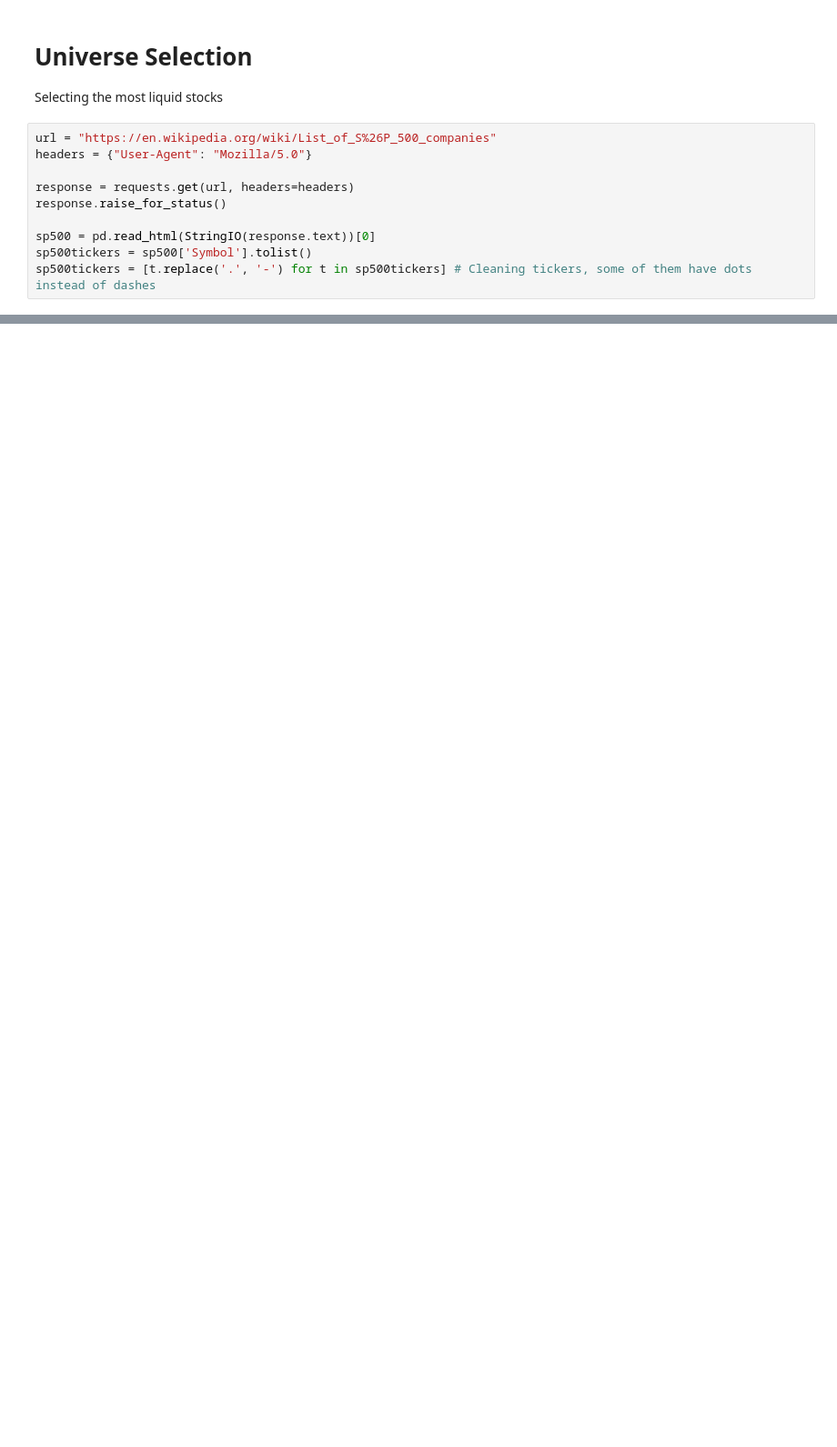
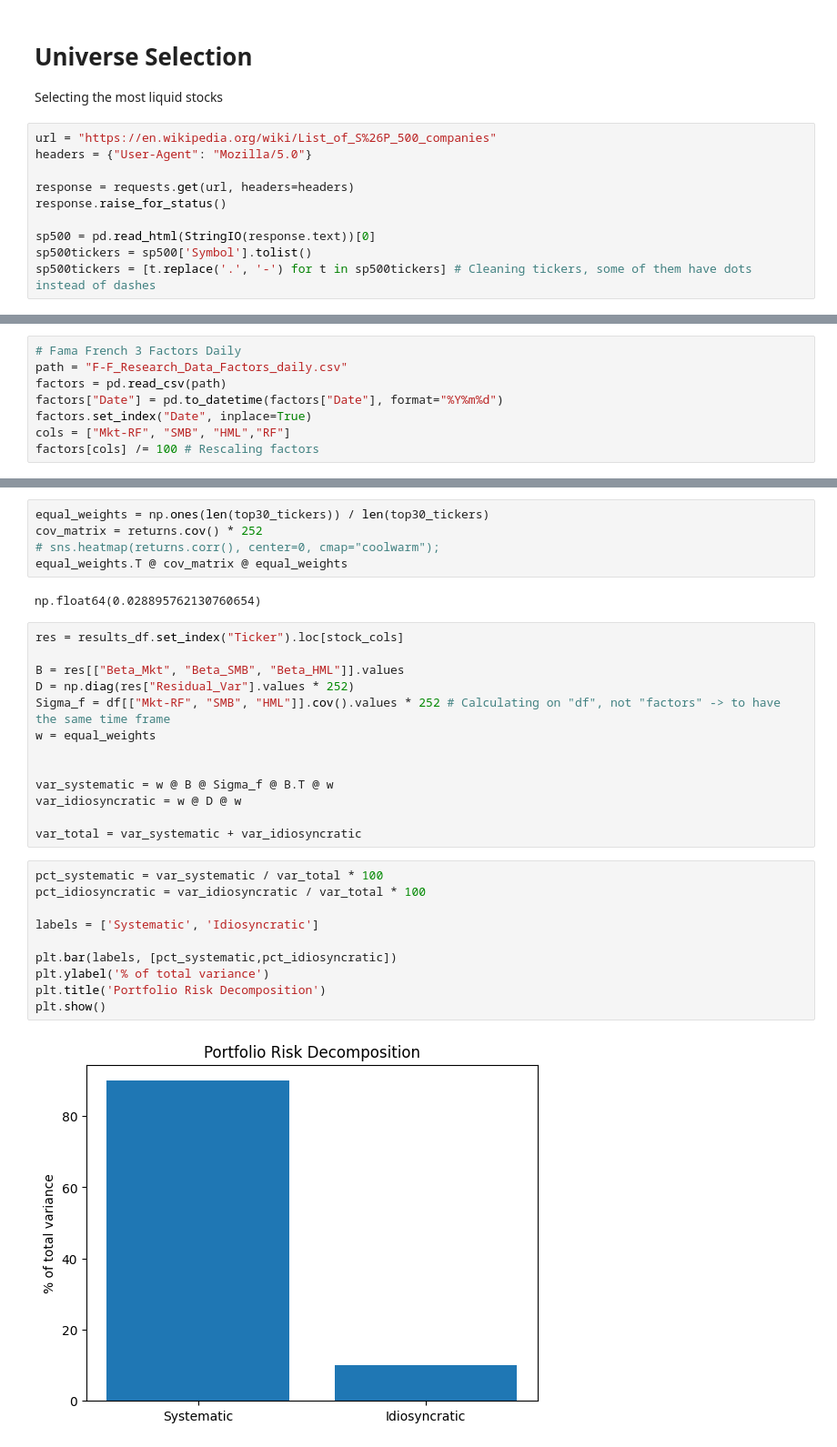
Before and after one commit to NicolasHY/Quant-Projects, a Jupyter notebook: Portfolio Risk Decomposition/main.ipynb, the cells around one changed output, grey strips where cells are left out. Shown at 91% size. Cells and saved outputs as stored; diff of their text form; blank space fills up the shorter version.

```diff
--- a/Portfolio Risk Decomposition/main.ipynb
+++ b/Portfolio Risk Decomposition/main.ipynb
@@ -52,0 +53,8 @@ top30_tickers
+# %%
+# Fama French 3 Factors Daily
+path = "F-F_Research_Data_Factors_daily.csv"
+factors = pd.read_csv(path)
+factors["Date"] = pd.to_datetime(factors["Date"], format="%Y%m%d")
+factors.set_index("Date", inplace=True)
+cols = ["Mkt-RF", "SMB", "HML","RF"]
+factors[cols] /= 100 # Rescaling factors
@@ -52,0 +166,32 @@ top30_tickers
+# %%
+equal_weights = np.ones(len(top30_tickers)) / len(top30_tickers)
+cov_matrix = returns.cov() * 252
+# sns.heatmap(returns.corr(), center=0, cmap="coolwarm");
+equal_weights.T @ cov_matrix @ equal_weights
+# %% [output]
+np.float64(0.028895762130760654)
+# %%
+res = results_df.set_index("Ticker").loc[stock_cols]
+
+B = res[["Beta_Mkt", "Beta_SMB", "Beta_HML"]].values
+D = np.diag(res["Residual_Var"].values * 252)
+Sigma_f = df[["Mkt-RF", "SMB", "HML"]].cov().values * 252 # Calculating on "df", not "factors" -> to have the same time frame
+w = equal_weights
+
+
+var_systematic = w @ B @ Sigma_f @ B.T @ w
+var_idiosyncratic = w @ D @ w
+
+var_total = var_systematic + var_idiosyncratic
+# %%
+pct_systematic = var_systematic / var_total * 100
+pct_idiosyncratic = var_idiosyncratic / var_total * 100
+
+labels = ['Systematic', 'Idiosyncratic']
+
+plt.bar(labels, [pct_systematic,pct_idiosyncratic])
+plt.ylabel('% of total variance')
+plt.title('Portfolio Risk Decomposition')
+plt.show()
+# %% [output]
+[figure, added]
```
Also changed, not shown: parts of 17 cells of this notebook, 3 other files.
